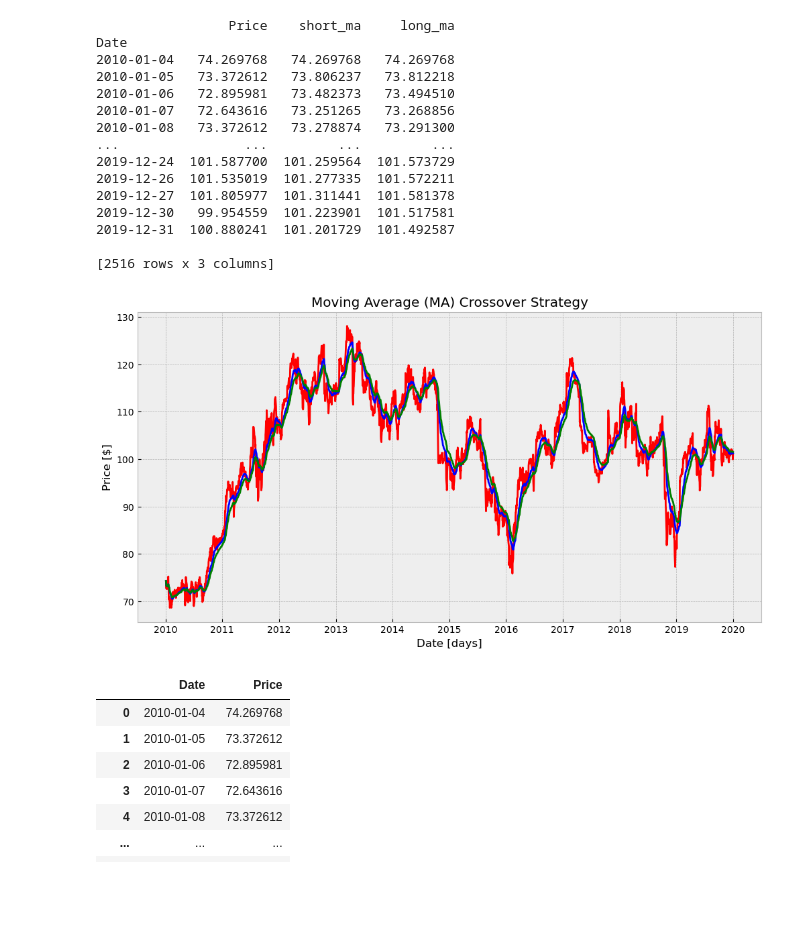
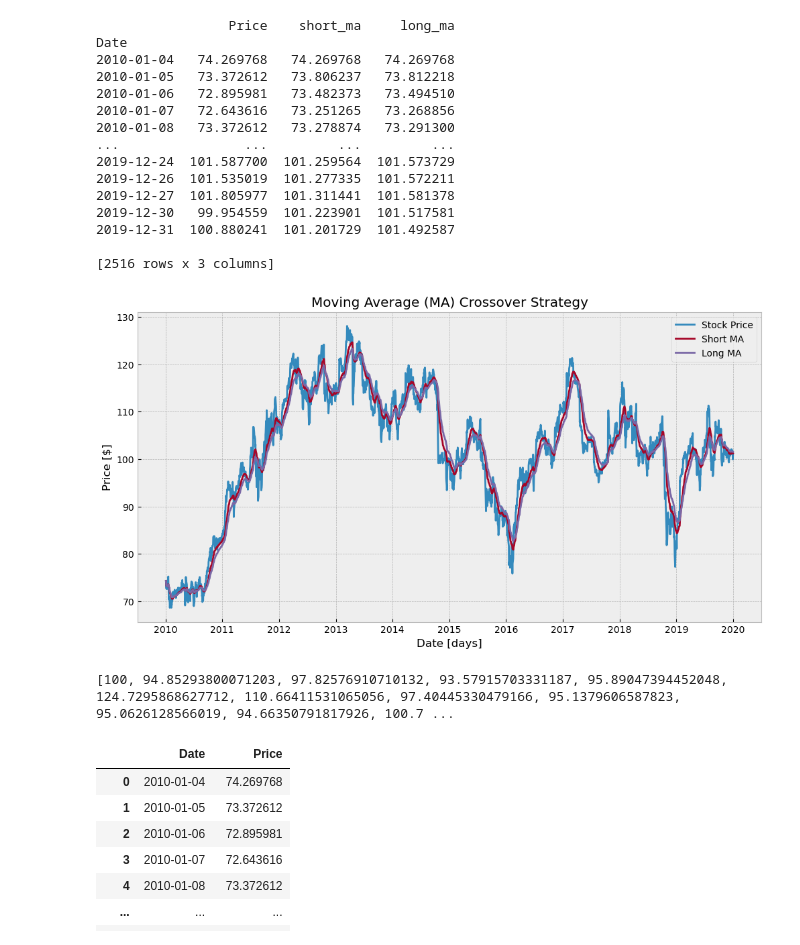
Before and after one commit to sandyherho/algoBeginners, a Jupyter notebook: MACrossoverStrategy/Untitled.ipynb, the cells around one changed output. Cells and saved outputs as stored; diff of their text form; code cells hidden in the pictures; blank space fills up the shorter version.

```diff
--- a/MACrossoverStrategy/Untitled.ipynb
+++ b/MACrossoverStrategy/Untitled.ipynb
@@ -37,7 +37,18 @@ class MovingAverageCrossover:
 
     def simulate(self):
         # we consider all the trading days and decide whether to open long position or not
-        for index, row in self.data:
+        price_when_buy = 0
+        for index, row in self.data.iterrows():
+            # close the long position we have opened
+            if row["short_ma"] < row["long_ma"] and self.is_long:
+                self.equity.append(self.capital * row["Price"] /price_when_buy)
+                self.is_long = False
+
+            elif row["short_ma"] > row["long_ma"] and not self.is_long:
+                # Open long position
+                price_when_buy = row['Price']
+                self.is_long = True
+
 
     def constuct_signal(self):
         self.data["short_ma"] = self.data["Price"].ewm(span=self.short_period).mean()
@@ -46,39 +57,43 @@ class MovingAverageCrossover:
 
     def plot_signals(self):
         plt.figure(figsize=(12, 6))
-        plt.plot(self.data["Price"], label='Stock Price', color='red')
-        plt.plot(self.data["short_ma"], label='Stock Price', color='blue')
-        plt.plot(self.data["long_ma"], label='Stock Price', color='green')
+        plt.plot(self.data["Price"], label='Stock Price')
+        plt.plot(self.data["short_ma"], label='Short MA')
+        plt.plot(self.data["long_ma"], label='Long MA')
         plt.title('Moving Average (MA) Crossover Strategy')
         plt.xlabel('Date [days]')
         plt.ylabel('Price [$]')
+        plt.legend()
         plt.show()
 
 
 if __name__ == '__main__':
     start_date = datetime.datetime(2010, 1, 1)
     end_date = datetime.datetime(2020, 1, 1)
     strategy = MovingAverageCrossover(100, 'IBM', start_date, end_date, 30, 50)
     strategy.download_data()
     strategy.constuct_signal()
     strategy.plot_signals()
+    strategy.simulate()
+    print(strategy.equity)
 # %% [output]
                  Price    short_ma     long_ma
 Date
 2010-01-04   74.269768   74.269768   74.269768
 2010-01-05   73.372612   73.806237   73.812218
 2010-01-06   72.895981   73.482373   73.494510
 2010-01-07   72.643616   73.251265   73.268856
 2010-01-08   73.372612   73.278874   73.291300
 ...                ...         ...         ...
 2019-12-24  101.587700  101.259564  101.573729
 2019-12-26  101.535019  101.277335  101.572211
 2019-12-27  101.805977  101.311441  101.581378
 2019-12-30   99.954559  101.223901  101.517581
 2019-12-31  100.880241  101.201729  101.492587
 
 [2516 rows x 3 columns]
-[figure, old version]
+[figure, new version]
+[100, 94.85293800071203, 97.82576910710132, 93.57915703331187, 95.89047394452048, 124.7295868627712, 110.66411531065056, 97.40445330479166, 95.1379606587823, 95.0626128566019, 94.66350791817926, 100.7 ...
 # %%
 strategy.data
 # %% [output]
```
